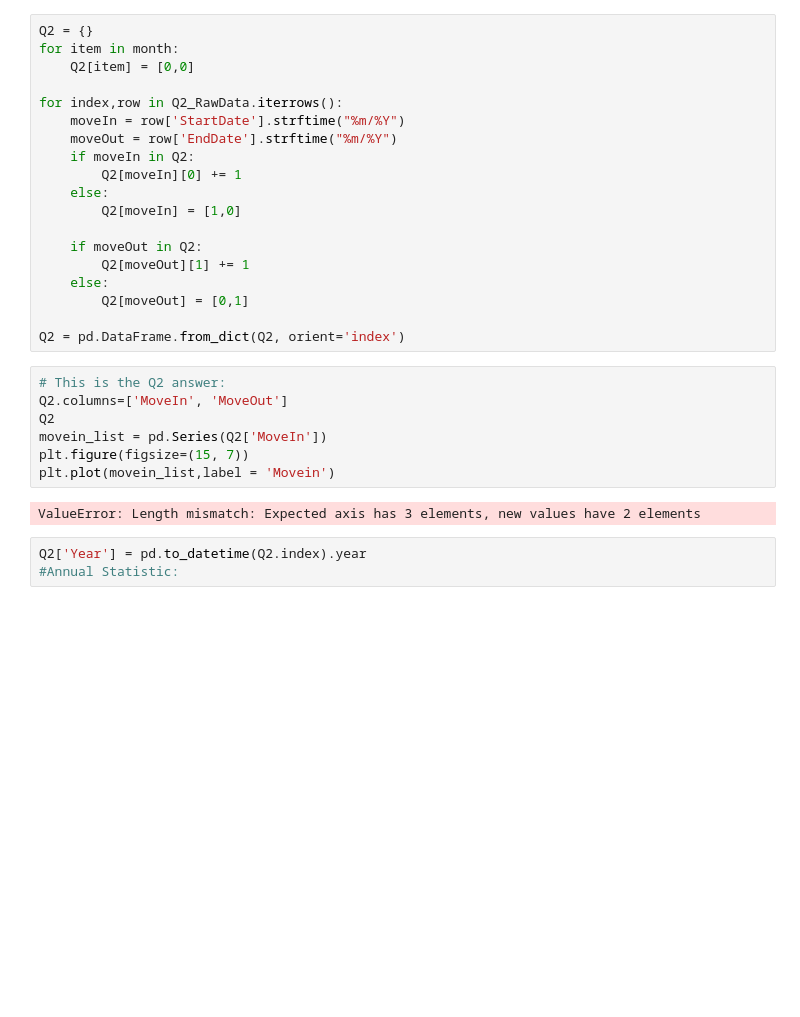
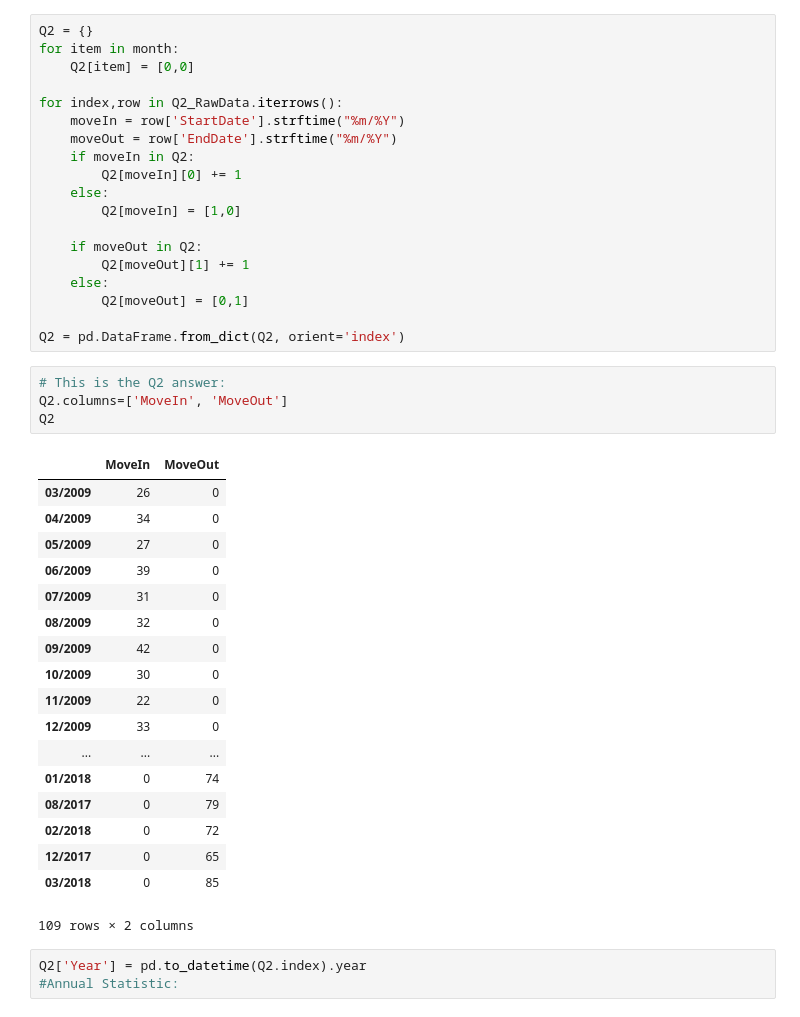
Before and after one commit to lucylucyye/DataChallenge, a Jupyter notebook: DataChallenge_Jiayi_Ye.ipynb, the cells around one changed output. Cells and saved outputs as stored; diff of their text form; blank space fills up the shorter version.

```diff
--- a/DataChallenge_Jiayi_Ye.ipynb
+++ b/DataChallenge_Jiayi_Ye.ipynb
@@ -143,12 +143,26 @@ Q2 = pd.DataFrame.from_dict(Q2, orient='index')
 # %%
 # This is the Q2 answer:
 Q2.columns=['MoveIn', 'MoveOut']
 Q2
-movein_list = pd.Series(Q2['MoveIn'])
-plt.figure(figsize=(15, 7))
-plt.plot(movein_list,label = 'Movein')
 # %% [output]
+|  | MoveIn | MoveOut |
+| 03/2009 | 26 | 0 |
+| 04/2009 | 34 | 0 |
+| 05/2009 | 27 | 0 |
+| 06/2009 | 39 | 0 |
+| 07/2009 | 31 | 0 |
+| 08/2009 | 32 | 0 |
+| 09/2009 | 42 | 0 |
+| 10/2009 | 30 | 0 |
+| 11/2009 | 22 | 0 |
+| 12/2009 | 33 | 0 |
+| ... | ... | ... |
+| 01/2018 | 0 | 74 |
+| 08/2017 | 0 | 79 |
+| 02/2018 | 0 | 72 |
+| 12/2017 | 0 | 65 |
+| 03/2018 | 0 | 85 |
-ValueError: Length mismatch: Expected axis has 3 elements, new values have 2 elements
+109 rows × 2 columns
 # %%
 Q2['Year'] = pd.to_datetime(Q2.index).year
 #Annual Statistic:
```
